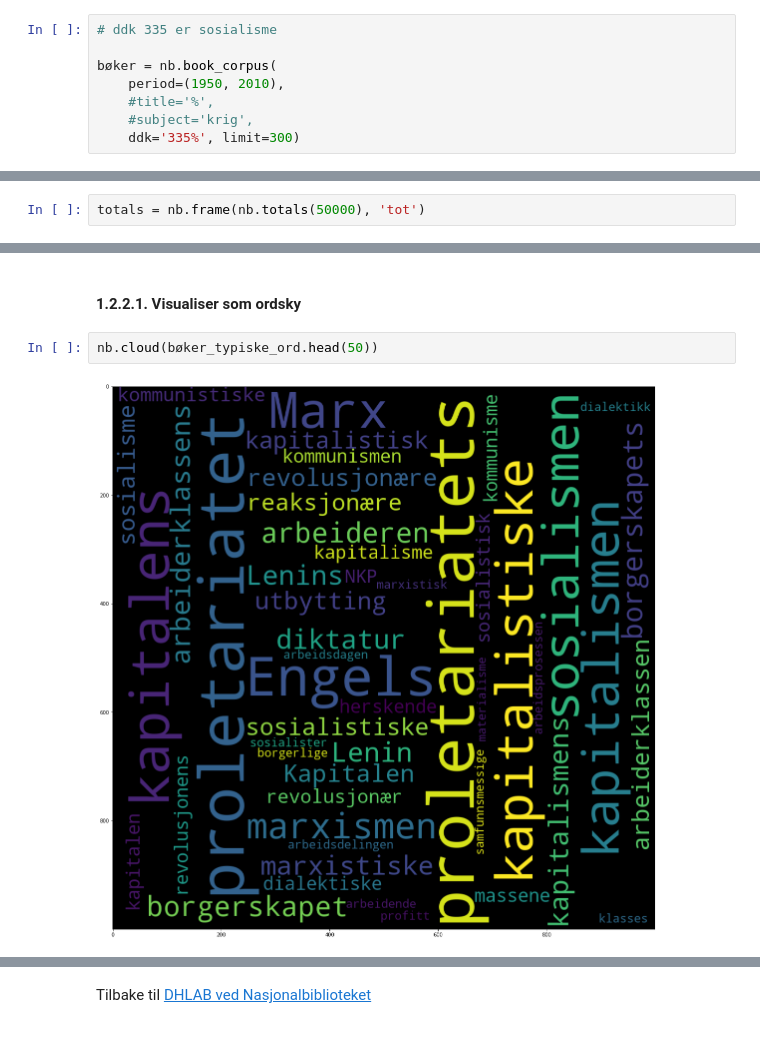
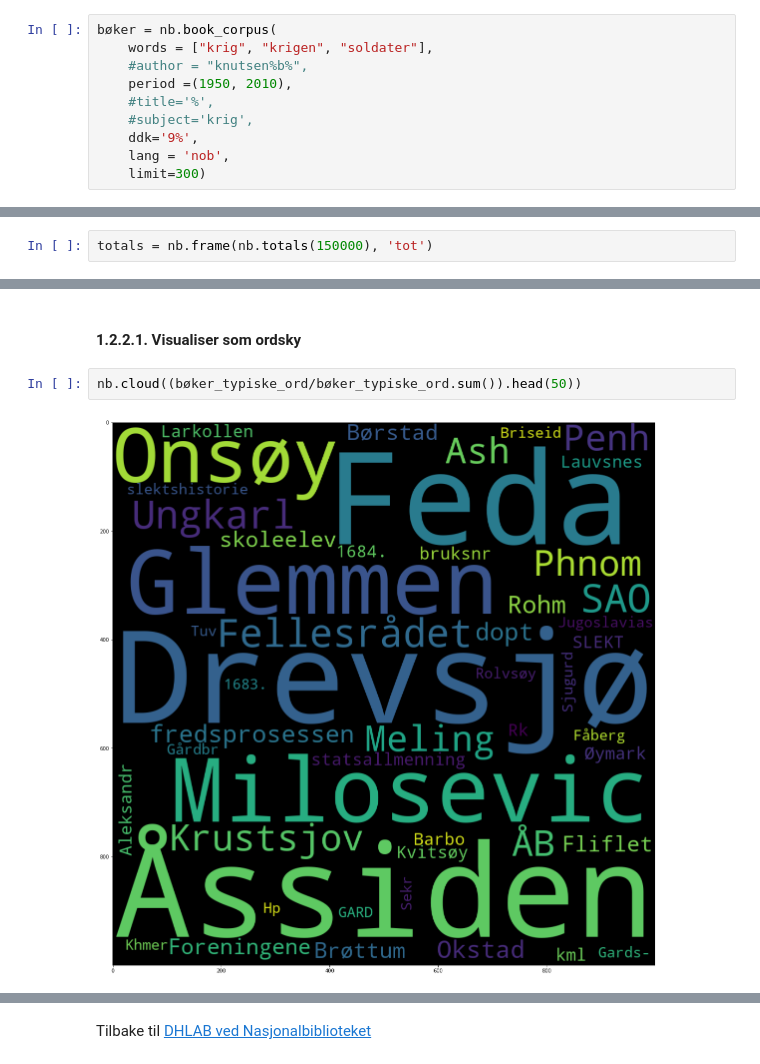
Before and after one commit to NationalLibraryOfNorway/digital_tekstanalyse, a Jupyter notebook: 8_Sammenlign_metadata.ipynb, the cells around one changed output, grey strips where cells are left out. Drawn from its saved outputs; the diff is of its cells as text.

```diff
--- a/8_Sammenlign_metadata.ipynb
+++ b/8_Sammenlign_metadata.ipynb
@@ -21,13 +21,15 @@ Korpuset defineres med metadata som dewey, emneord, navn , år, etc. Her kan [We
 
 Se eksempelfil om [Korpusbygging](https://nbviewer.jupyter.org/github/DH-LAB-NB/DHLAB/blob/master/1_Bygg_korpus.ipynb) for ulike måter å definere korpus.
 # %%
-# ddk 335 er sosialisme
-
 bøker = nb.book_corpus(
-    period=(1950, 2010),
+    words = ["krig", "krigen", "soldater"],
+    #author = "knutsen%b%",
+    period =(1950, 2010),
     #title='%',
     #subject='krig',
-    ddk='335%', limit=300)
+    ddk='9%',
+    lang = 'nob',
+    limit=300)
 # %%
 bøker
 # %% [output]
@@ -109,5 +105,5 @@ For referanse henter vi ut de 50000 mest frekvente ordene i bokhylla.
 # %%
-totals = nb.frame(nb.totals(50000), 'tot')
+totals = nb.frame(nb.totals(150000), 'tot')
 # %% [markdown]
 Sånn ser frekvensene ut for bøkene
 # %%
@@ -170,6 +173,6 @@ bøker_typiske_ord.head(50)
 # %% [markdown]
 #### 1.2.2.1. Visualiser som ordsky
 # %%
-nb.cloud(bøker_typiske_ord.head(50))
+nb.cloud((bøker_typiske_ord/bøker_typiske_ord.sum()).head(50))
 # %% [output]
-[figure, old version]
+[figure, new version]
```
Also changed, not shown: parts of 12 cells of this notebook.
